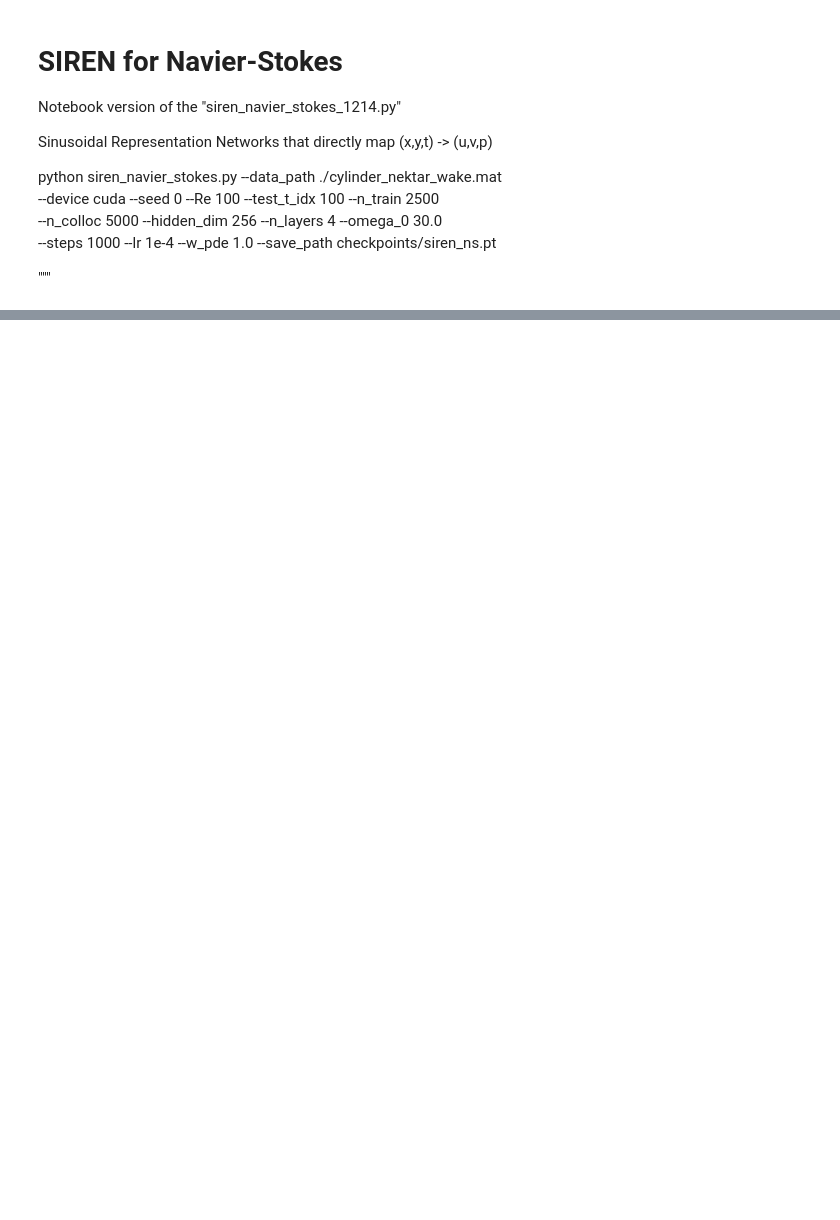
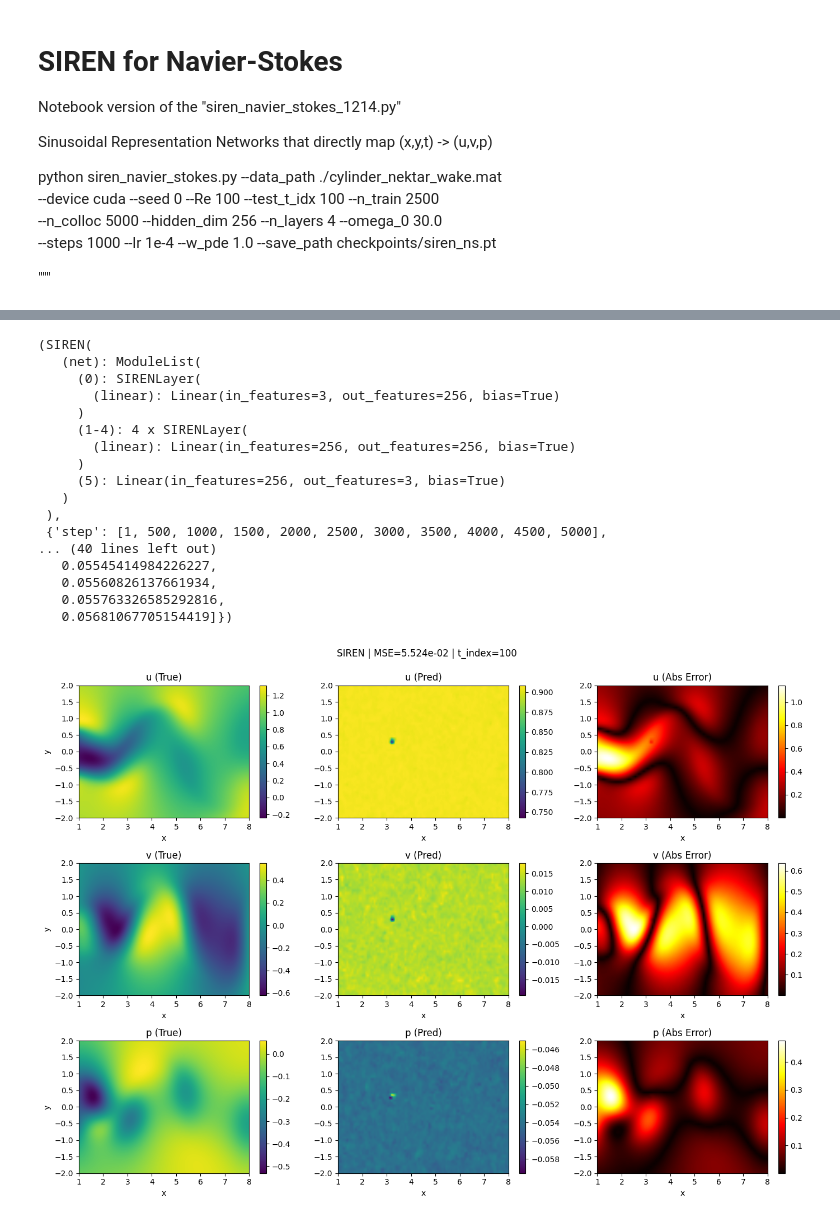
Before and after one commit to isan1538/PAT, a Jupyter notebook: Experimental Results/Navier_stokes/SIREN/siren_navier_stokes_1215.ipynb, the cells around one changed output, grey strips where cells are left out. Cells and saved outputs as stored; diff of their text form; code cells hidden in the pictures; blank space fills up the shorter version.

```diff
--- a/Experimental Results/Navier_stokes/SIREN/siren_navier_stokes_1215.ipynb
+++ b/Experimental Results/Navier_stokes/SIREN/siren_navier_stokes_1215.ipynb
@@ -451,0 +514,24 @@ Saved plots to checkpoints/siren_plots/
+# %%
+class Config:
+    data_path = "./cylinder_nektar_wake.mat"
+    device = "cpu"
+    seed = 0
+    Re = 100
+    n_train = 500
+    n_colloc = 5000
+    test_t_idx = 100
+    hidden_dim = 256
+    n_layers = 4
+    omega_0 = 30
+    steps = 5000
+    lr = 1e-4
+    weight_decay = 1e-4
+    w_pde = 1
+    print_every = 500
+    save_path = "checkpoints/siren_ns.pt"
+
+
+args = Config()
+
+train_siren(args)
+# %% [output]
@@ -451,0 +558,18 @@ Saved plots to checkpoints/siren_plots/
+(SIREN(
+   (net): ModuleList(
+     (0): SIRENLayer(
+       (linear): Linear(in_features=3, out_features=256, bias=True)
+     )
+     (1-4): 4 x SIRENLayer(
+       (linear): Linear(in_features=256, out_features=256, bias=True)
+     )
+     (5): Linear(in_features=256, out_features=3, bias=True)
+   )
+ ),
+ {'step': [1, 500, 1000, 1500, 2000, 2500, 3000, 3500, 4000, 4500, 5000],
+... (40 lines left out)
+   0.05545414984226227,
+   0.05560826137661934,
+   0.055763326585292816,
+   0.05681067705154419]})
+[figure, added]
```
Also changed, not shown: parts of 3 cells of this notebook, 32 other files.
